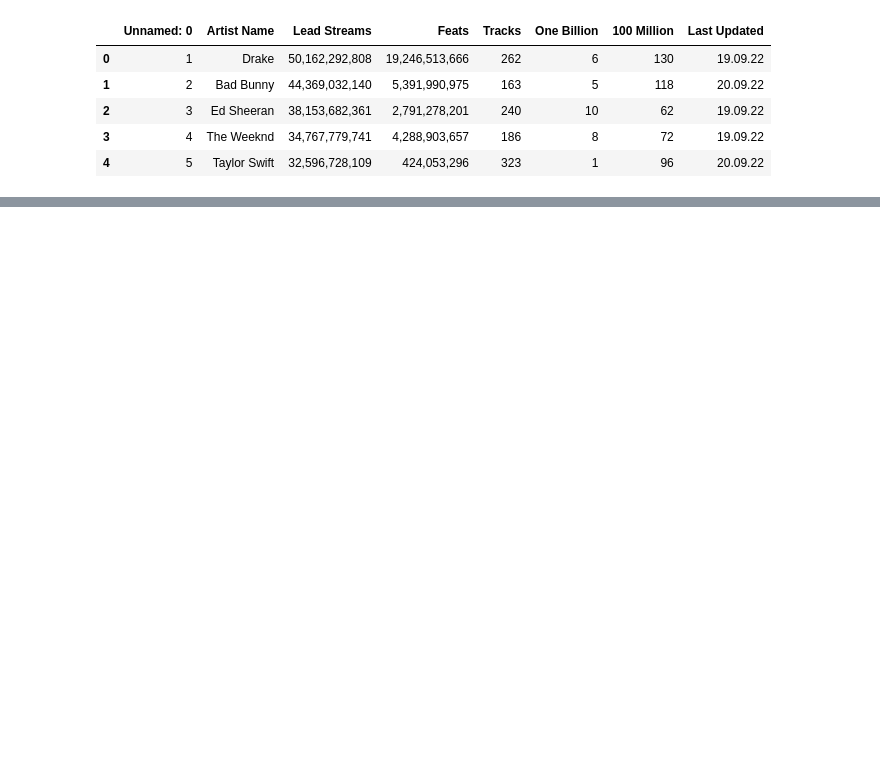
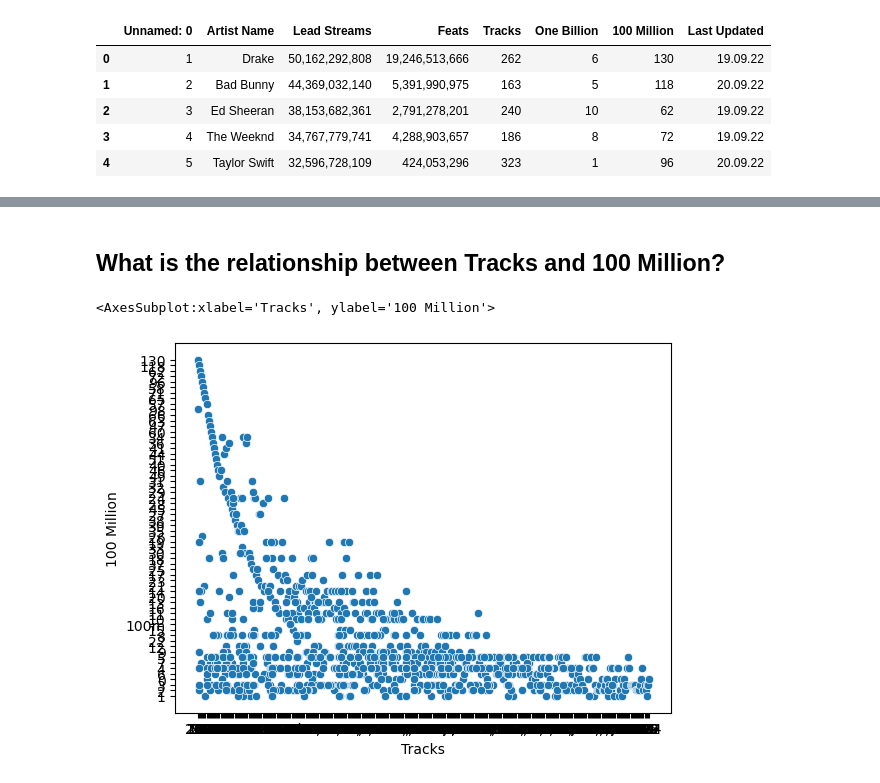
Before and after one commit to PaolaHernandezGodoy/hth_fallprogram, a Jupyter notebook: hth_fallprogram/spotify-data-project1/questionAnswers.ipynb, the cells around one changed output, grey strips where cells are left out. Drawn from its saved outputs; the diff is of its cells as text; code cells hidden in the pictures; blank space fills up the shorter version.

```diff
--- a/hth_fallprogram/spotify-data-project1/questionAnswers.ipynb
+++ b/hth_fallprogram/spotify-data-project1/questionAnswers.ipynb
@@ -76,0 +111,7 @@ ImportError: matplotlib is required for plotting when the default backend "matpl
+# %% [markdown]
+## What is the relationship between Tracks and 100 Million?
+# %%
+sns.scatterplot(x='Tracks', y='100 Million', data=spotify_data)
+# %% [output]
+<AxesSubplot:xlabel='Tracks', ylabel='100 Million'>
+[figure, added]
```
Also changed, not shown: parts of 14 cells of this notebook.
